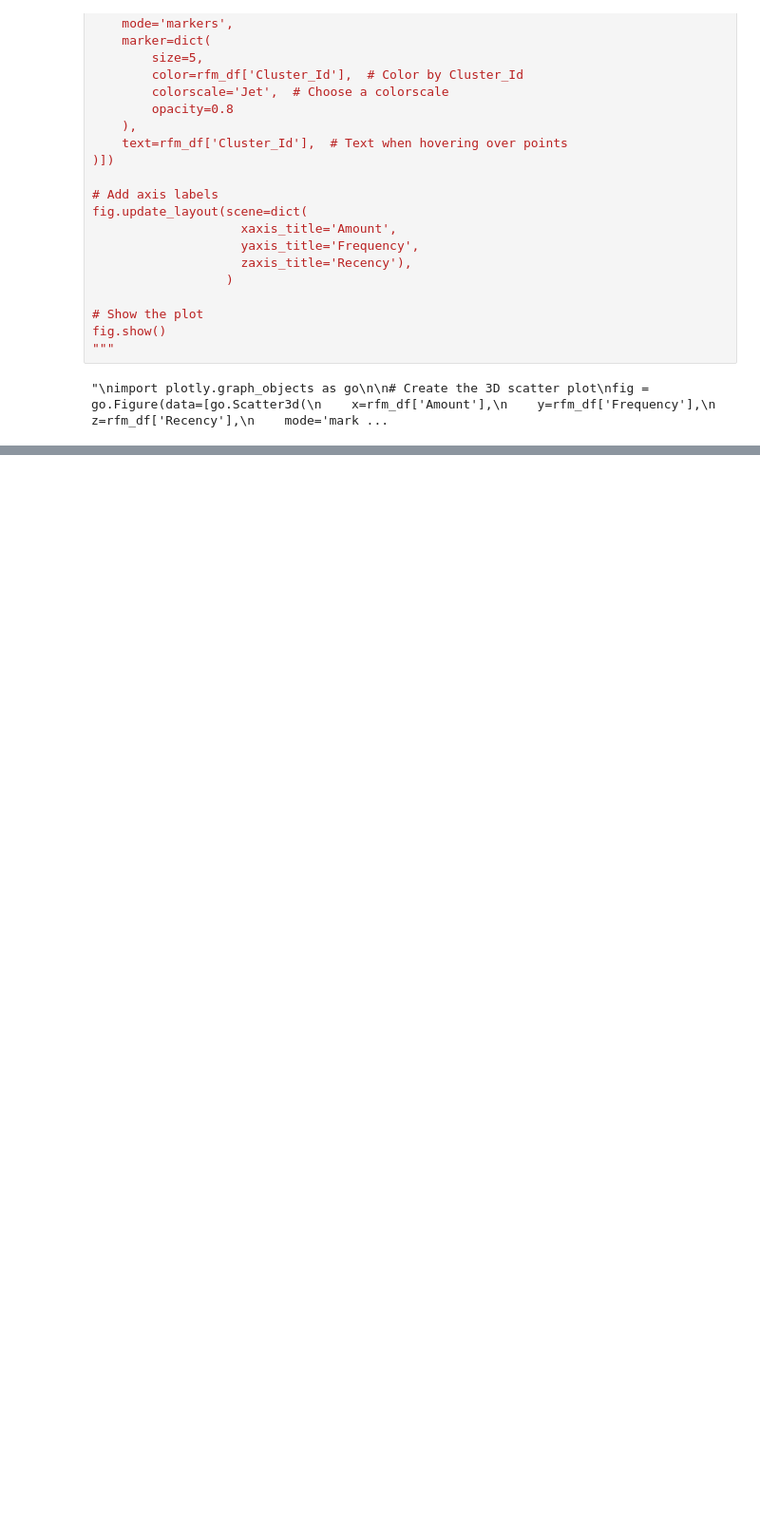
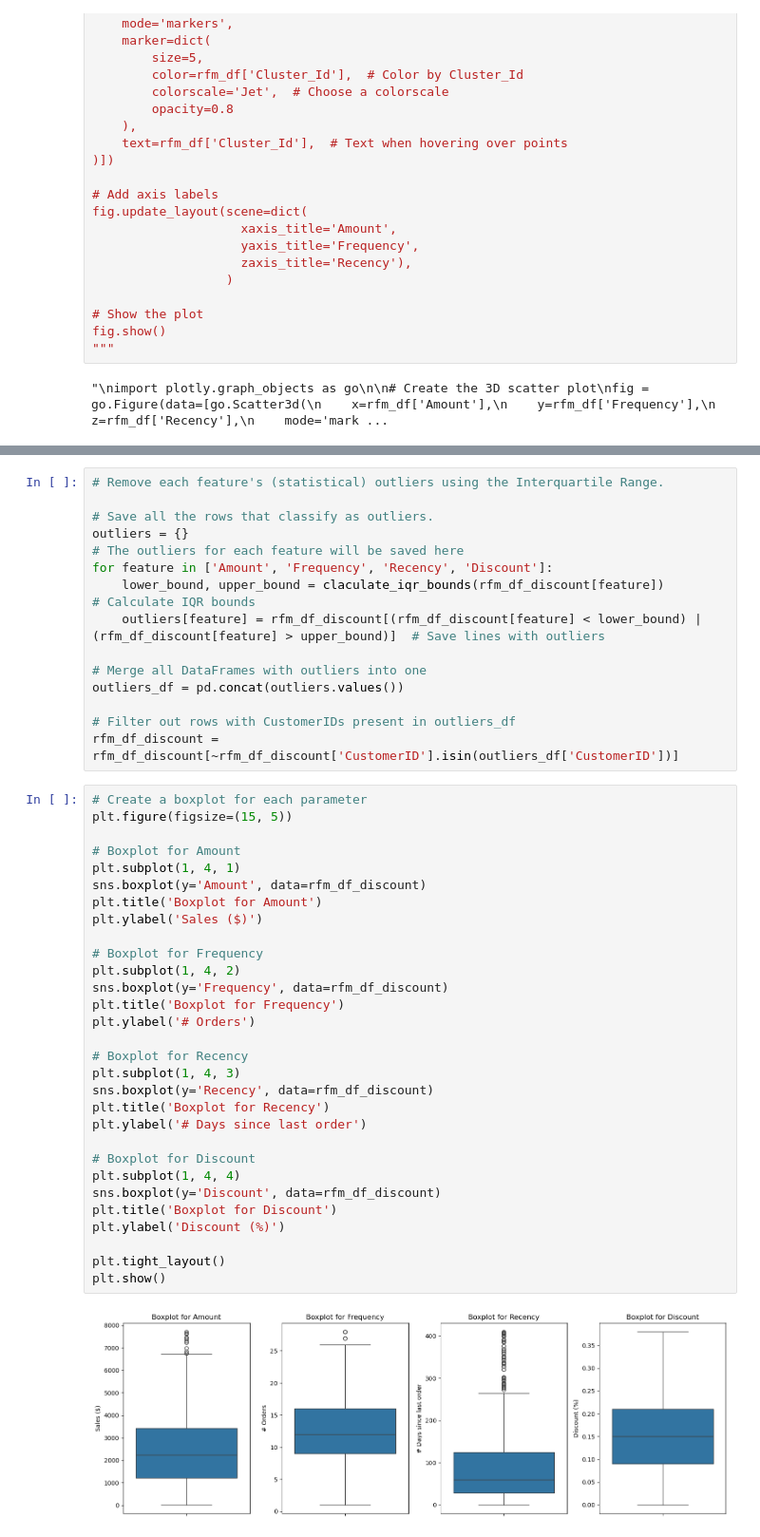
Before and after one commit to michalpasternak7/e-Commerce, a Jupyter notebook: superstore_clustering.ipynb, the cells around one changed output, grey strips where cells are left out. Shown at 95% size. Saved outputs shown, nothing was run; the diff lists cells and outputs as text; blank space fills up the shorter version.

```diff
--- a/superstore_clustering.ipynb
+++ b/superstore_clustering.ipynb
@@ -516,0 +602,46 @@ fig.show()
+# %%
+# Remove each feature's (statistical) outliers using the Interquartile Range.
+
+# Save all the rows that classify as outliers.
+outliers = {}                                                                                      # The outliers for each feature will be saved here
+for feature in ['Amount', 'Frequency', 'Recency', 'Discount']:
+    lower_bound, upper_bound = claculate_iqr_bounds(rfm_df_discount[feature])                               # Calculate IQR bounds
+    outliers[feature] = rfm_df_discount[(rfm_df_discount[feature] < lower_bound) | (rfm_df_discount[feature] > upper_bound)]  # Save lines with outliers
+
+# Merge all DataFrames with outliers into one
+outliers_df = pd.concat(outliers.values())
+
+# Filter out rows with CustomerIDs present in outliers_df
+rfm_df_discount = rfm_df_discount[~rfm_df_discount['CustomerID'].isin(outliers_df['CustomerID'])]
+# %%
+# Create a boxplot for each parameter
+plt.figure(figsize=(15, 5))
+
+# Boxplot for Amount
+plt.subplot(1, 4, 1)
+sns.boxplot(y='Amount', data=rfm_df_discount)
+plt.title('Boxplot for Amount')
+plt.ylabel('Sales ($)')
+
+# Boxplot for Frequency
+plt.subplot(1, 4, 2)
+sns.boxplot(y='Frequency', data=rfm_df_discount)
+plt.title('Boxplot for Frequency')
+plt.ylabel('# Orders')
+
+# Boxplot for Recency
+plt.subplot(1, 4, 3)
+sns.boxplot(y='Recency', data=rfm_df_discount)
+plt.title('Boxplot for Recency')
+plt.ylabel('# Days since last order')
+
+# Boxplot for Discount
+plt.subplot(1, 4, 4)
+sns.boxplot(y='Discount', data=rfm_df_discount)
+plt.title('Boxplot for Discount')
+plt.ylabel('Discount (%)')
+
+plt.tight_layout()
+plt.show()
+# %% [output]
+[figure, added]
```
Also changed, not shown: parts of 14 cells of this notebook.
